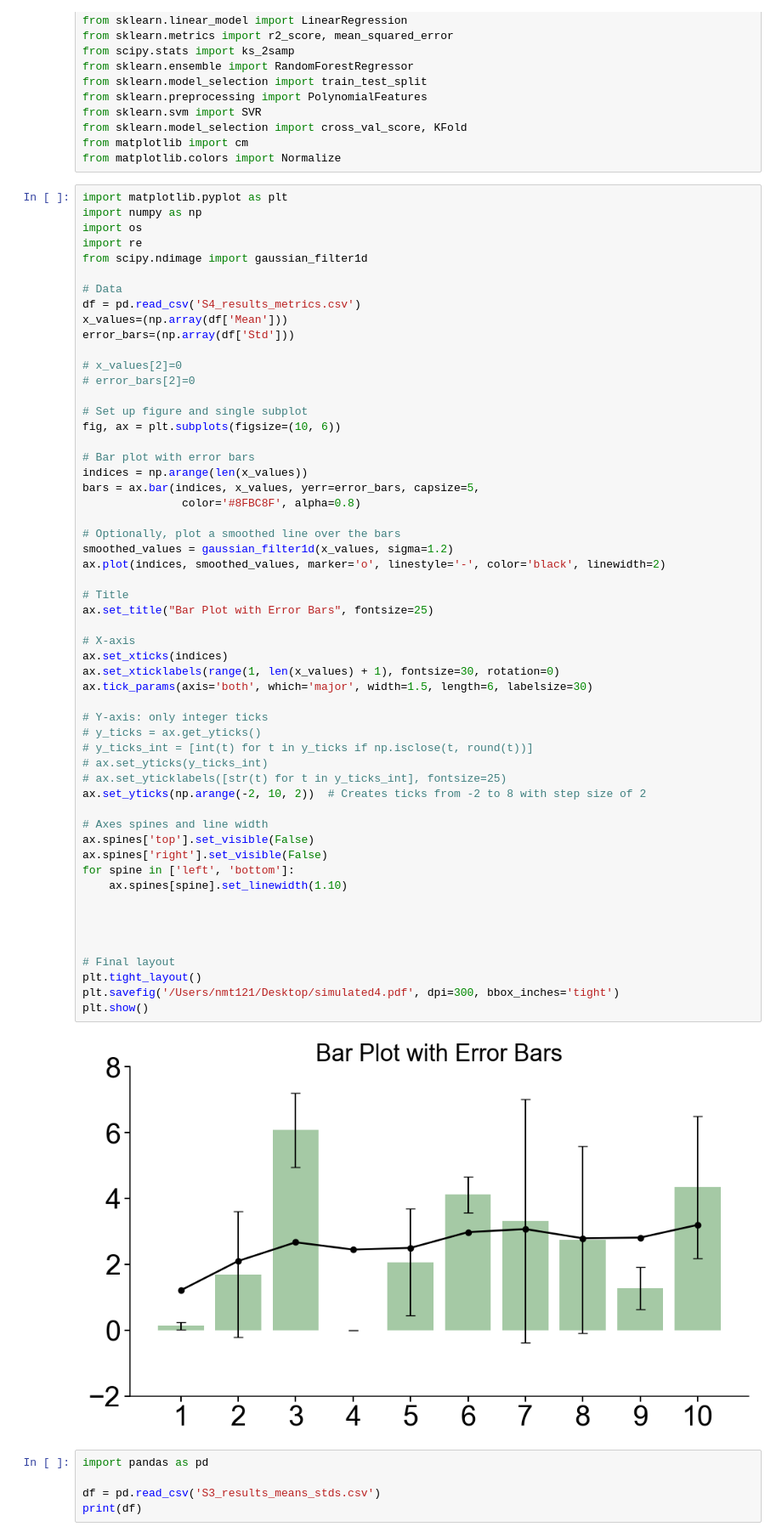
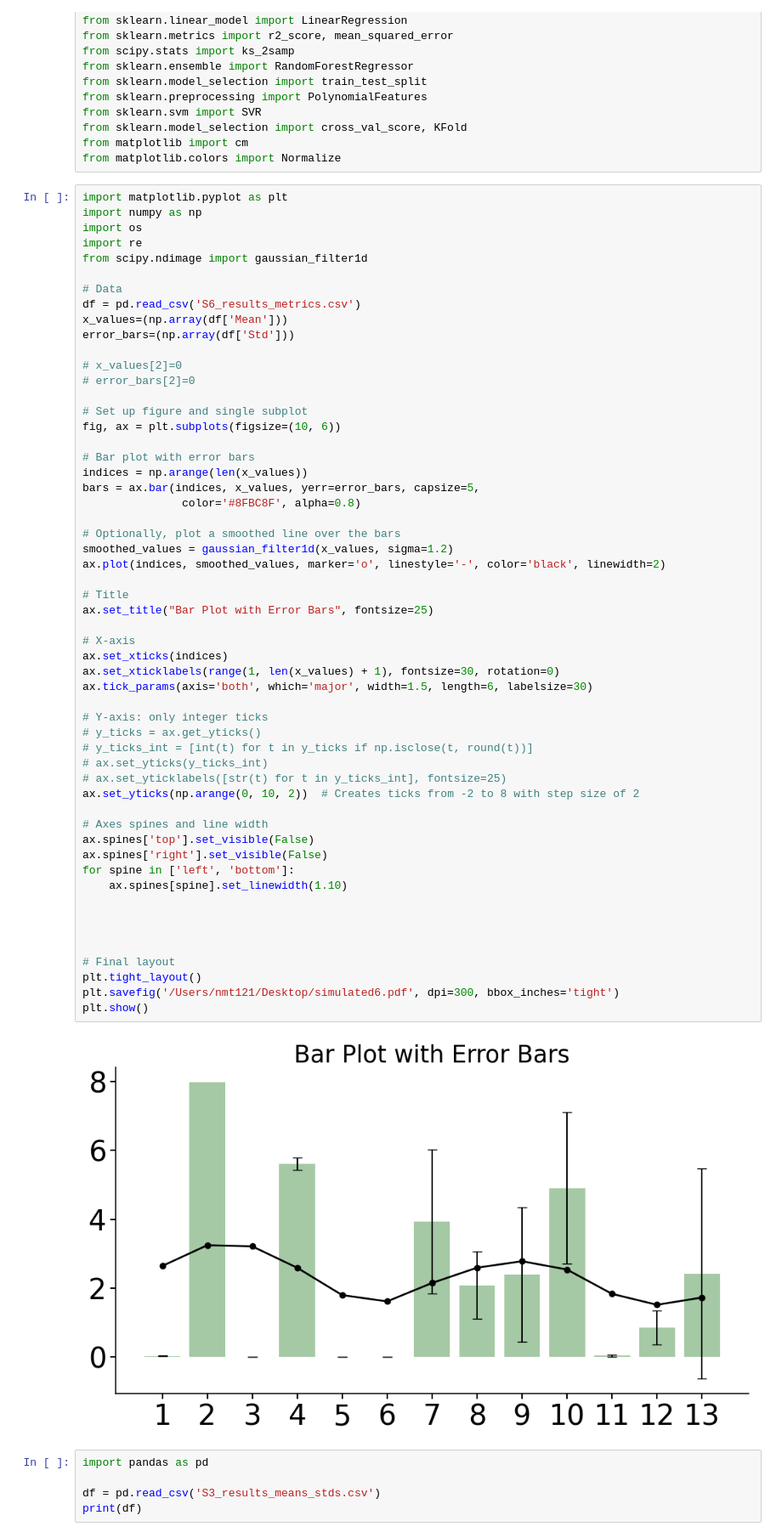
Before and after one commit to natmtc/flexible-motoneuron-control, a Jupyter notebook: Plot_figures.ipynb, the cells around one changed output. Shown at 85% size. Saved outputs shown, nothing was run; the diff lists cells and outputs as text.

```diff
--- a/Plot_figures.ipynb
+++ b/Plot_figures.ipynb
@@ -28,7 +28,7 @@ import re
 from scipy.ndimage import gaussian_filter1d
 
 # Data
-df = pd.read_csv('S4_results_metrics.csv')
+df = pd.read_csv('S6_results_metrics.csv')
 x_values=(np.array(df['Mean']))
 error_bars=(np.array(df['Std']))
 
@@ -47,36 +47,36 @@ bars = ax.bar(indices, x_values, yerr=error_bars, capsize=5,
 smoothed_values = gaussian_filter1d(x_values, sigma=1.2)
 ax.plot(indices, smoothed_values, marker='o', linestyle='-', color='black', linewidth=2)
 
 # Title
 ax.set_title("Bar Plot with Error Bars", fontsize=25)
 
 # X-axis
 ax.set_xticks(indices)
 ax.set_xticklabels(range(1, len(x_values) + 1), fontsize=30, rotation=0)
 ax.tick_params(axis='both', which='major', width=1.5, length=6, labelsize=30)
 
 # Y-axis: only integer ticks
 # y_ticks = ax.get_yticks()
 # y_ticks_int = [int(t) for t in y_ticks if np.isclose(t, round(t))]
 # ax.set_yticks(y_ticks_int)
 # ax.set_yticklabels([str(t) for t in y_ticks_int], fontsize=25)
-ax.set_yticks(np.arange(-2, 10, 2))  # Creates ticks from -2 to 8 with step size of 2
+ax.set_yticks(np.arange(0, 10, 2))  # Creates ticks from -2 to 8 with step size of 2
 
 # Axes spines and line width
 ax.spines['top'].set_visible(False)
 ax.spines['right'].set_visible(False)
 for spine in ['left', 'bottom']:
     ax.spines[spine].set_linewidth(1.10)
 
 
 
 
 # Final layout
 plt.tight_layout()
-plt.savefig('/Users/nmt121/Desktop/simulated4.pdf', dpi=300, bbox_inches='tight')
+plt.savefig('/Users/nmt121/Desktop/simulated6.pdf', dpi=300, bbox_inches='tight')
 plt.show()
 # %% [output]
-[figure, old version]
+[figure, new version]
 # %%
 import pandas as pd
 
```
Also changed, not shown: parts of 16 cells of this notebook, 6 other files.
